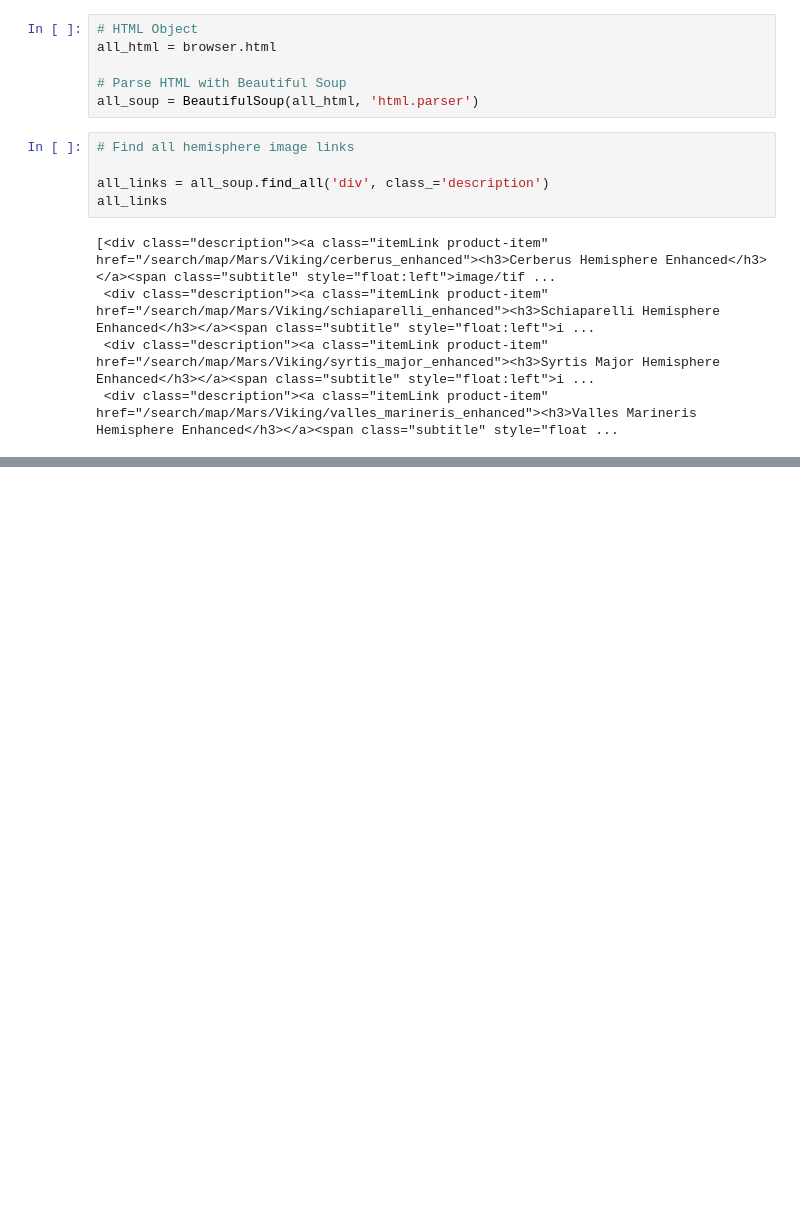
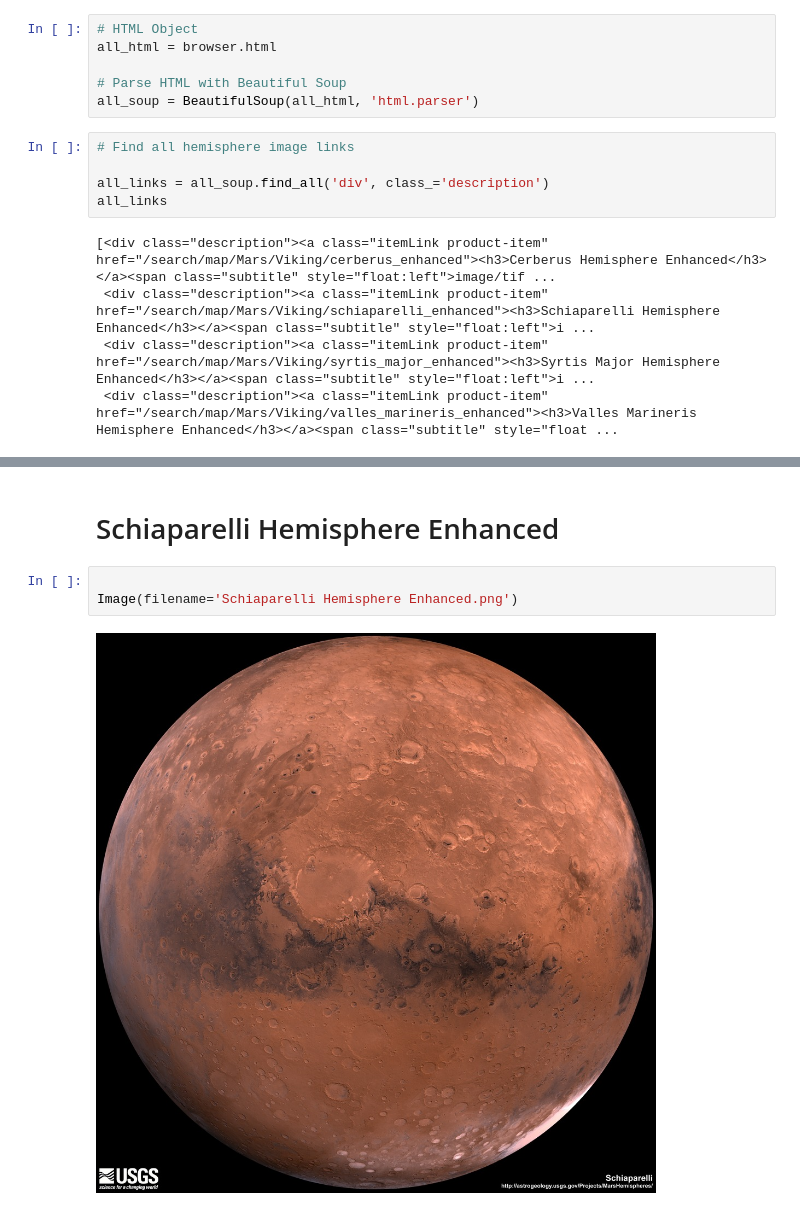
Before and after one commit to dayothompson/Web_Scraping, a Jupyter notebook: Missions_to_Mars/Mission_to_Mars.ipynb, the cells around one changed output, grey strips where cells are left out. Saved outputs shown, nothing was run; the diff lists cells and outputs as text; blank space fills up the shorter version.

```diff
--- a/Missions_to_Mars/Mission_to_Mars.ipynb
+++ b/Missions_to_Mars/Mission_to_Mars.ipynb
@@ -254,0 +274,7 @@ https://astrogeology.usgs.gov/search/map/Mars/Viking/valles_marineris_enhanced
+# %% [markdown]
+# Schiaparelli Hemisphere Enhanced
+# %%
+
+Image(filename='Schiaparelli Hemisphere Enhanced.png')
+# %% [output]
+[figure, added]
```
Also changed, not shown: parts of 8 cells of this notebook.
